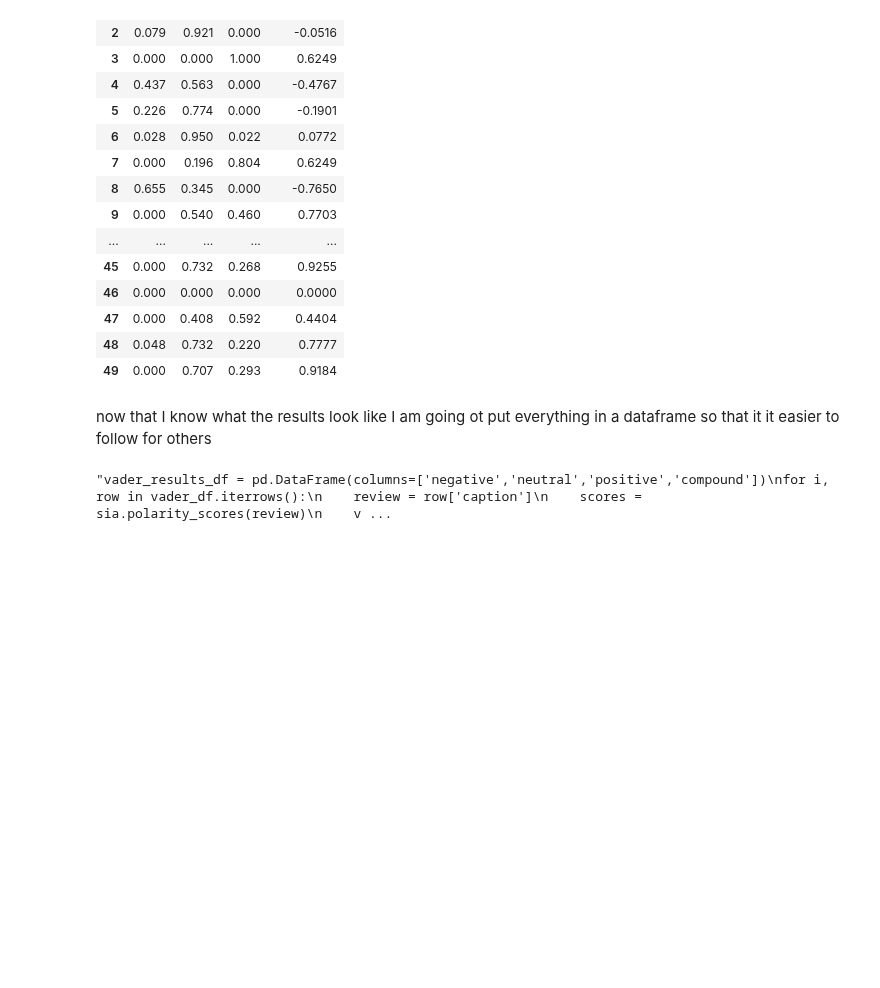
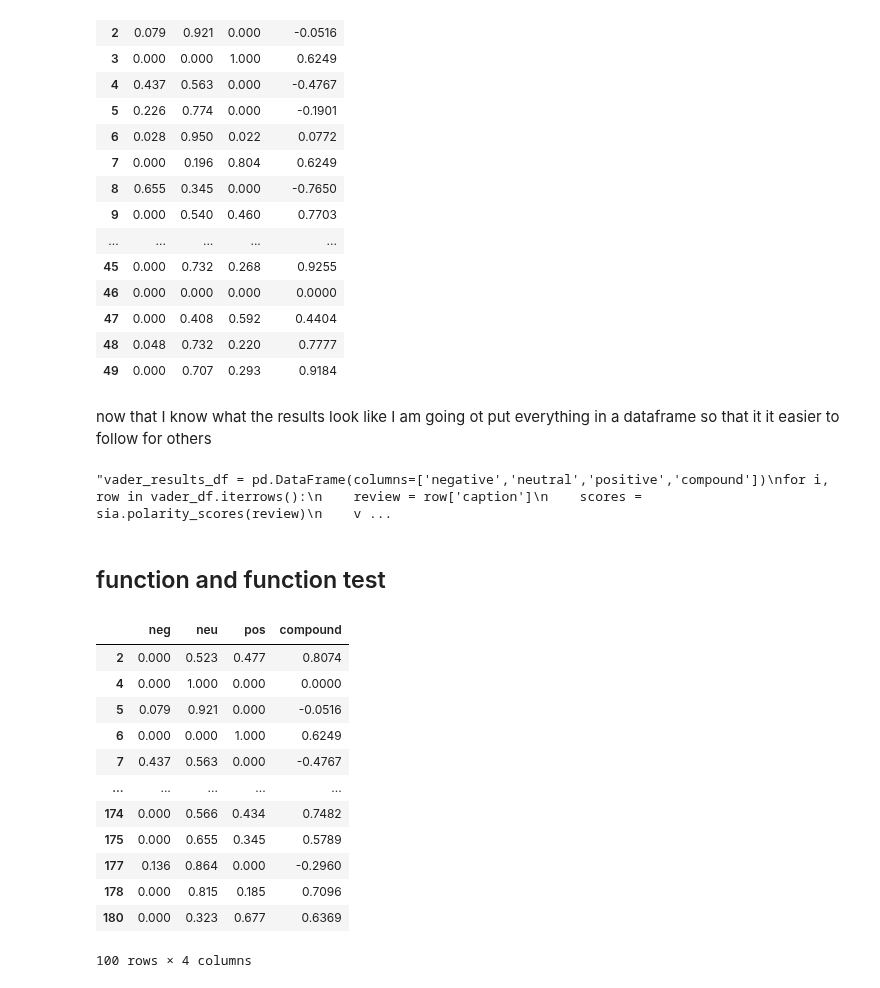
Before and after one commit to Somerville-2023/New-York-health-Inspection-Prediction, a Jupyter notebook: edwige_folder/Sentiment Analysis.ipynb, the cells around one changed output. Cells and saved outputs as stored; diff of their text form; code cells hidden in the pictures; blank space fills up the shorter version.

Commit message:
functioned sentiment

```diff
--- a/edwige_folder/Sentiment Analysis.ipynb
+++ b/edwige_folder/Sentiment Analysis.ipynb
@@ -238,3 +264,54 @@ for i, row in vader_df.iterrows():
     vader_results_df = vader_results_df.append(scores)'''
 # %% [output]
 "vader_results_df = pd.DataFrame(columns=['negative','neutral','positive','compound'])\nfor i, row in vader_df.iterrows():\n    review = row['caption']\n    scores = sia.polarity_scores(review)\n    v ...
+# %% [markdown]
+## function and function test
+# %%
+from nltk.sentiment import SentimentIntensityAnalyzer
+
+def vader_sentiment_analysis(df):
+    '''
+    Takes in a dataframe with 2 columns named:
+    camis, reviews_sw
+
+    reviews_sw = block of text minus stop words
+
+    returns a dataframe of five collums:
+    camis, neg, neu, pos, compound
+    '''
+
+    sia = SentimentIntensityAnalyzer()
+    vader_results = {}
+
+    for i, row in df.iterrows():
+        review = row['reviews_sw']
+        index_id = i
+        vader_results[index_id] = sia.polarity_scores(review)
+
+        # Transposes vader results so that data is the long way.
+        vader_results_df = pd.DataFrame(vader_results).T
+
+    return vader_results_df
+# %%
+function_test_df = pd.read_csv('scraper_gmaps/data/newest_gm_reviews.csv')
+function_test_df = df[['caption', 'rating']]
+function_test_df.rename(columns={'caption': 'reviews_sw'}, inplace=True)
+function_test_df = function_test_df.head(100)
+# %%
+output_function_test_df = vader_sentiment_analysis(function_test_df)
+# %%
+output_function_test_df
+# %% [output]
+|  | neg | neu | pos | compound |
+| 2 | 0.000 | 0.523 | 0.477 | 0.8074 |
+| 4 | 0.000 | 1.000 | 0.000 | 0.0000 |
+| 5 | 0.079 | 0.921 | 0.000 | -0.0516 |
+| 6 | 0.000 | 0.000 | 1.000 | 0.6249 |
+| 7 | 0.437 | 0.563 | 0.000 | -0.4767 |
+| ... | ... | ... | ... | ... |
+| 174 | 0.000 | 0.566 | 0.434 | 0.7482 |
+| 175 | 0.000 | 0.655 | 0.345 | 0.5789 |
+| 177 | 0.136 | 0.864 | 0.000 | -0.2960 |
+| 178 | 0.000 | 0.815 | 0.185 | 0.7096 |
+| 180 | 0.000 | 0.323 | 0.677 | 0.6369 |
+100 rows × 4 columns
```
Also changed, not shown: parts of 1 cell of this notebook.
